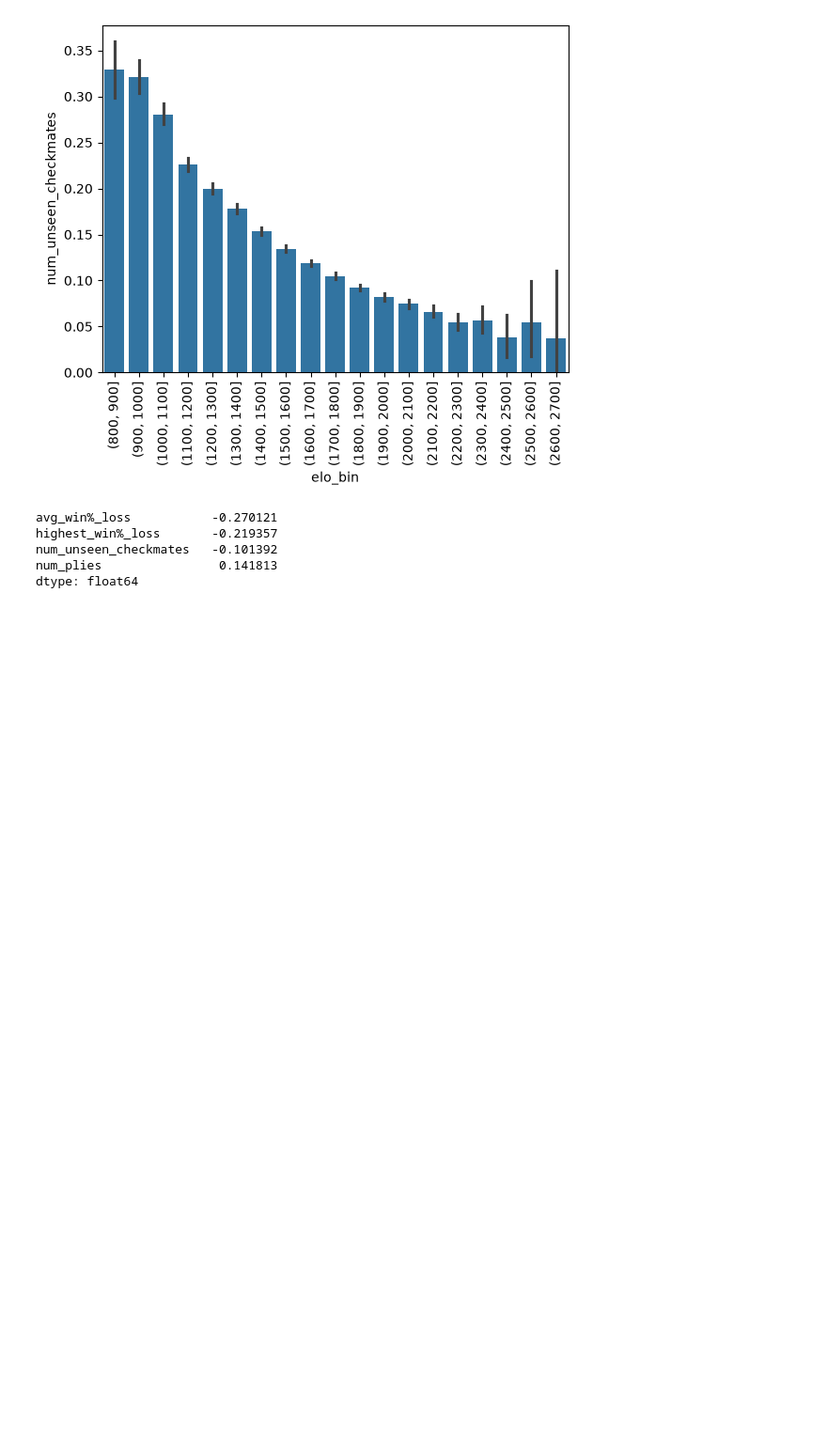
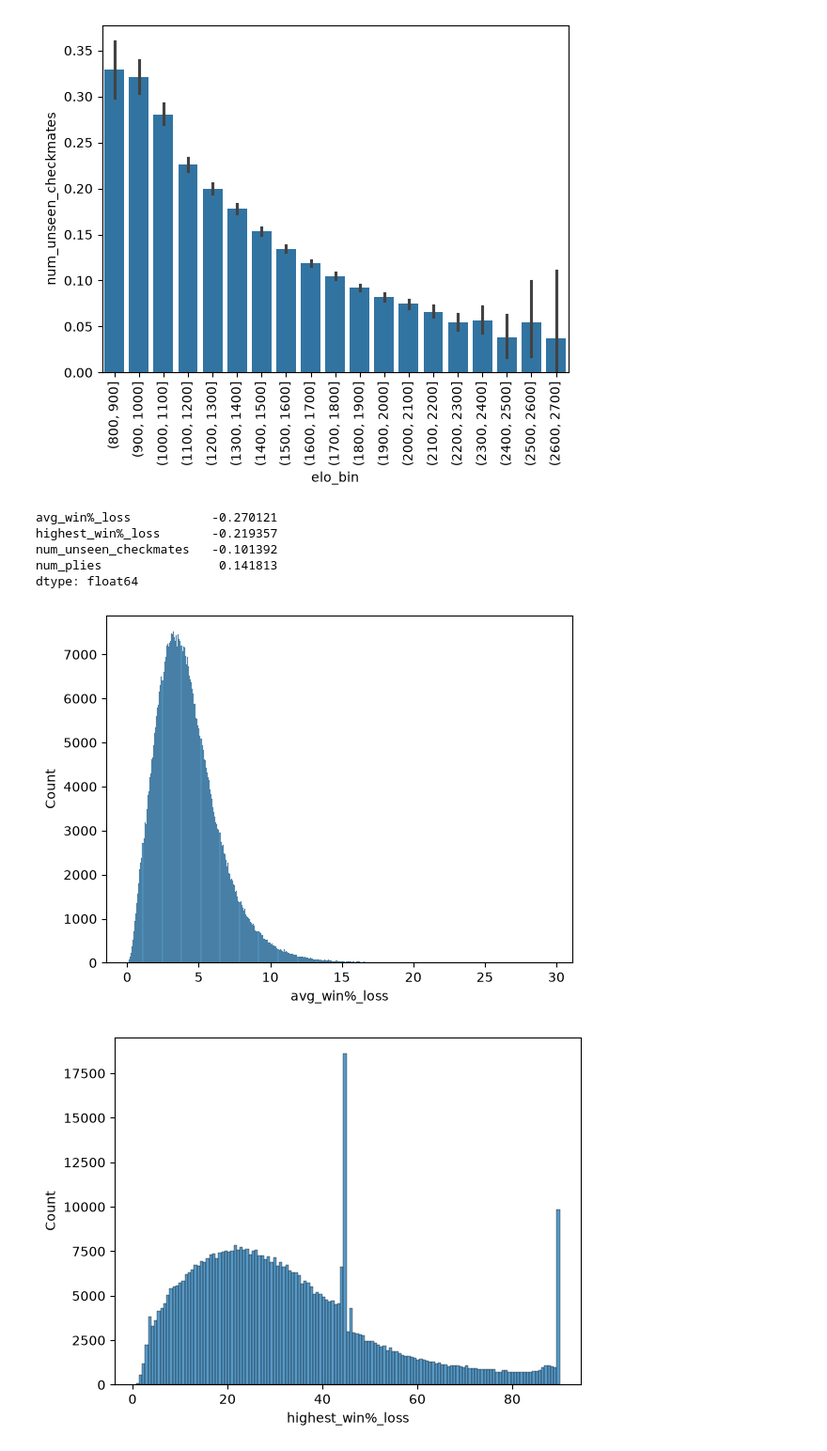
Before and after one commit to javierdp04/elo-predictor, a Jupyter notebook: src/EDA/postcleaning.ipynb, the cells around one changed output. Shown at 94% size. Drawn from its saved outputs; the diff is of its cells as text; code cells hidden in the pictures; blank space fills up the shorter version.

```diff
--- a/src/EDA/postcleaning.ipynb
+++ b/src/EDA/postcleaning.ipynb
@@ -273,3 +273,11 @@ highest_win%_loss       -0.219357
 num_unseen_checkmates   -0.101392
 num_plies                0.141813
 dtype: float64
+# %%
+NUM_COLS = ['avg_win%_loss', 'highest_win%_loss', 'num_plies']
+for col in NUM_COLS:
+    sns.histplot(data=g, x=col)
+    plt.show()
+# %% [output]
+[figure, added]
+[figure, added]
```
Also changed, not shown: parts of 2 cells of this notebook, 3 other files.
